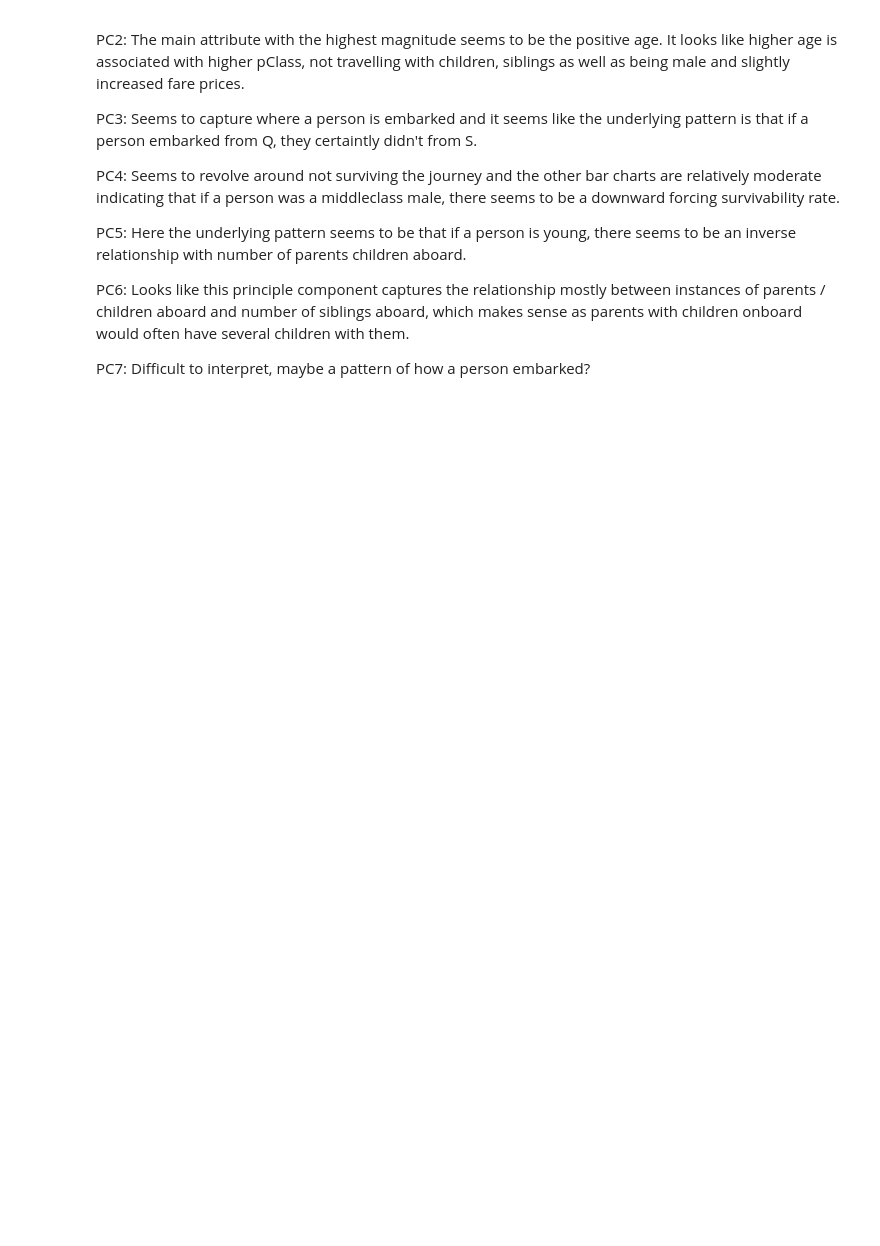
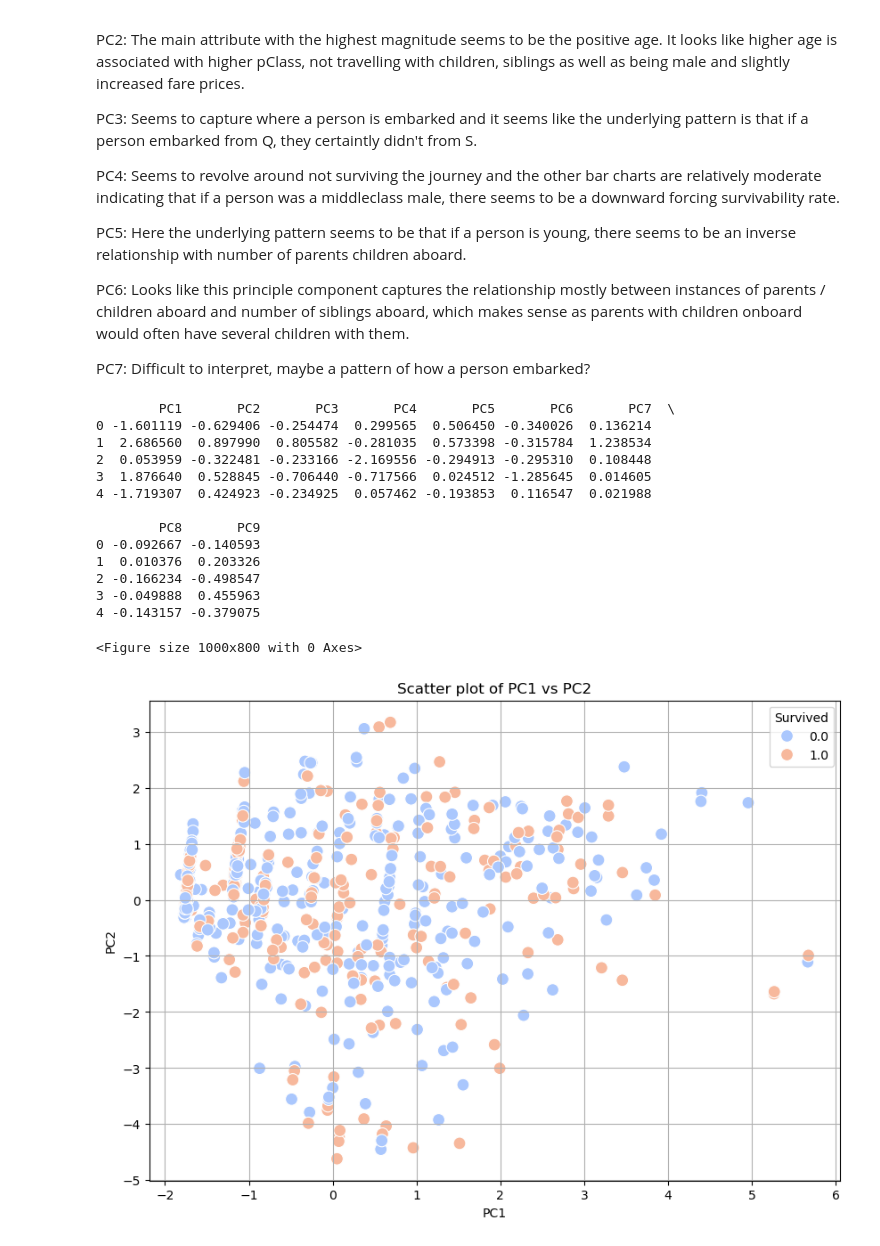
Before and after one commit to GisleGaren/IntroML02450, a Jupyter notebook: analysis.ipynb, the cells around one changed output. Saved outputs shown, nothing was run; the diff lists cells and outputs as text; code cells hidden in the pictures; blank space fills up the shorter version.

Commit message:
Pushed 2d and 3d plot

```diff
--- a/analysis.ipynb
+++ b/analysis.ipynb
@@ -382,3 +382,43 @@ PC6: Looks like this principle component captures the relationship mostly betwee
 sense as parents with children onboard would often have several children with them.
 
 PC7: Difficult to interpret, maybe a pattern of how a person embarked?
+# %%
+# Now we need to describe the data projected onto the considered principle component
+
+# Project the data onto the principal components We could also do projected_data = df_standardized @ principal_directions instead of scores = U * S
+# The scores (projected data) are already given by U * S
+scores = U * S  # This scales U by the singular values, giving the principal component scores
+
+# Convert the projected data into a DataFrame for easier interpretation
+projected_df = pd.DataFrame(scores, columns=[f'PC{i+1}' for i in range(scores.shape[1])])
+
+# Display the first few rows of the projected data
+print(projected_df.head())
+
+# Let's visualize the projection onto the first two principal components
+plt.figure(figsize=(10, 8))
+
+# Scatter plot of the first two principal components
+plt.figure(figsize=(10, 7))
+sns.scatterplot(x=projected_df['PC1'], y=projected_df['PC2'], hue=df_clean['Survived'], palette='coolwarm', s=100)
+plt.title('Scatter plot of PC1 vs PC2')
+plt.xlabel('PC1')
+plt.ylabel('PC2')
+plt.grid(True)
+plt.show()
+# %% [output]
+        PC1       PC2       PC3       PC4       PC5       PC6       PC7  \
+0 -1.601119 -0.629406 -0.254474  0.299565  0.506450 -0.340026  0.136214
+1  2.686560  0.897990  0.805582 -0.281035  0.573398 -0.315784  1.238534
+2  0.053959 -0.322481 -0.233166 -2.169556 -0.294913 -0.295310  0.108448
+3  1.876640  0.528845 -0.706440 -0.717566  0.024512 -1.285645  0.014605
+4 -1.719307  0.424923 -0.234925  0.057462 -0.193853  0.116547  0.021988
+
+        PC8       PC9
+0 -0.092667 -0.140593
+1  0.010376  0.203326
+2 -0.166234 -0.498547
+3 -0.049888  0.455963
+4 -0.143157 -0.379075
+<Figure size 1000x800 with 0 Axes>
+[figure, added]
```
Also changed, not shown: parts of 1 cell of this notebook.
